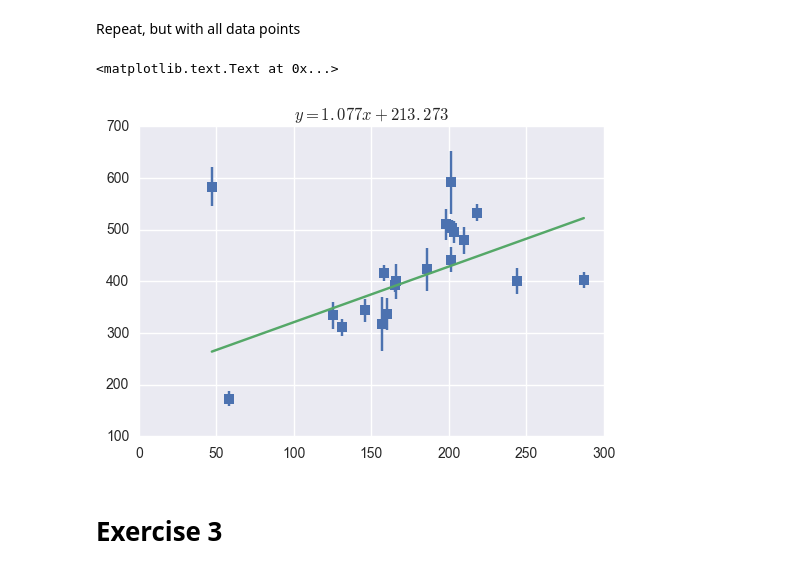
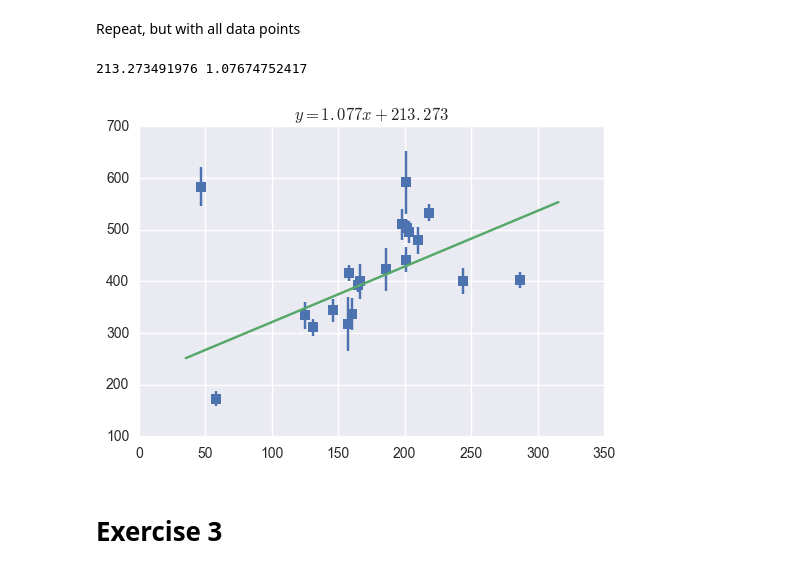
Before and after one commit to raggleton/random-notebooks, a Jupyter notebook: StraightLineFitting/Paper Exercises.ipynb, the cells around one changed output. Cells and saved outputs as stored; diff of their text form; code cells hidden in the pictures.

```diff
--- a/StraightLineFitting/Paper Exercises.ipynb
+++ b/StraightLineFitting/Paper Exercises.ipynb
@@ -93,18 +94,14 @@ plt.title(r"$y = %.3fx + %.3f$" % (m, b))
 # Exercise 2
 # %% [markdown]
 Repeat, but with all data points
-# %%
-x = data[:, 0]
-y = data[:,1]
-y_err = data[:, 2]
-b, m = calc_simple_fit(x, y, y_err)
-plt.errorbar(x, y, yerr=y_err, fmt='s')
-x_line = np.linspace(x.min(), x.max(), 100)
-plt.plot(x_line, m*x_line + b)
-plt.title(r"$y = %.3fx + %.3f$" % (m, b))
-# %% [output]
-<matplotlib.text.Text at 0x...>
-[figure, removed]
+# %%
+x = data[:, 0]
+y = data[:,1]
+y_err = data[:, 2]
+plot_linear_fit(x, y, y_err)
+# %% [output]
+213.273491976 1.07674752417
+[figure, added]
 # %% [markdown]
 # Exercise 3
 # %% [markdown]
```
Also changed, not shown: parts of 7 cells of this notebook.
